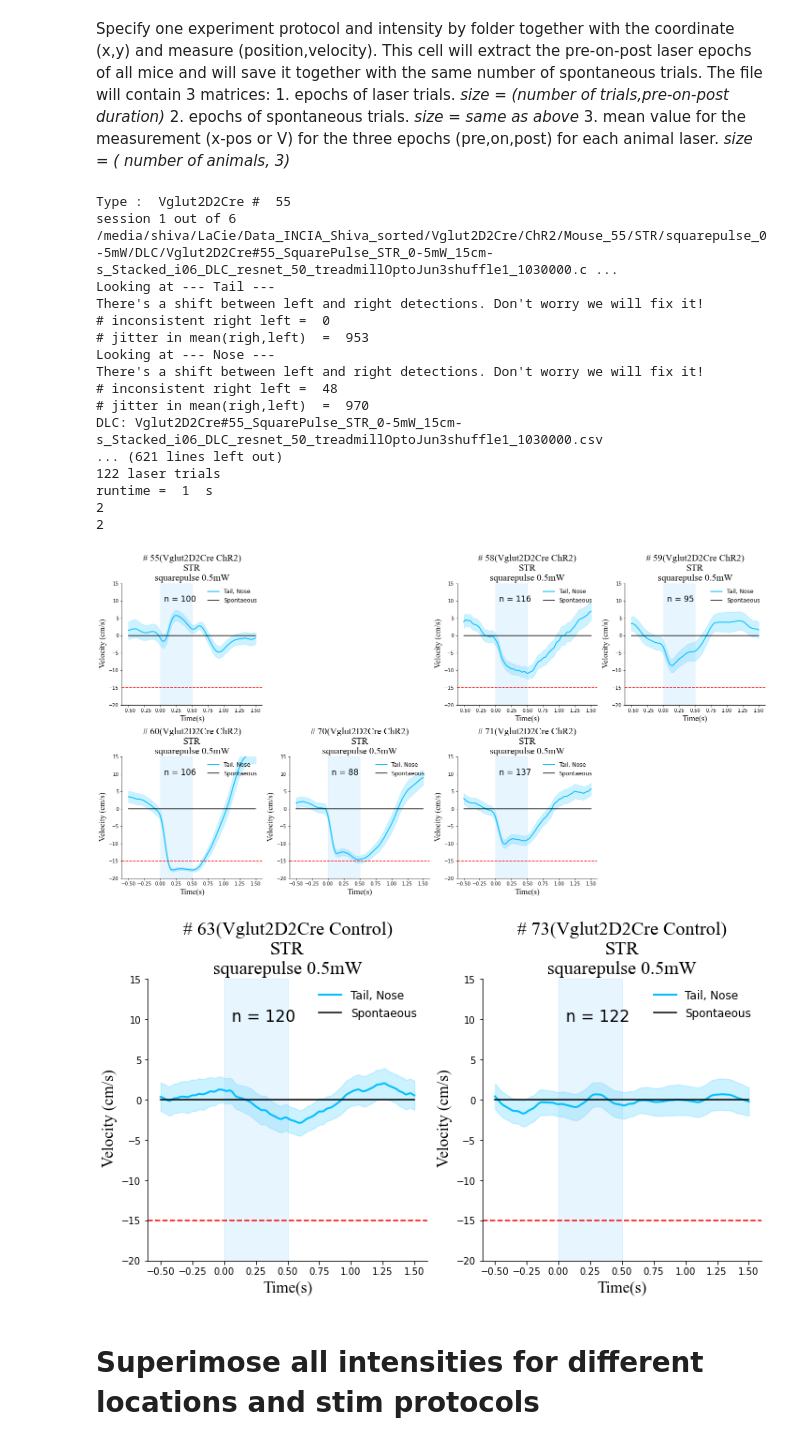
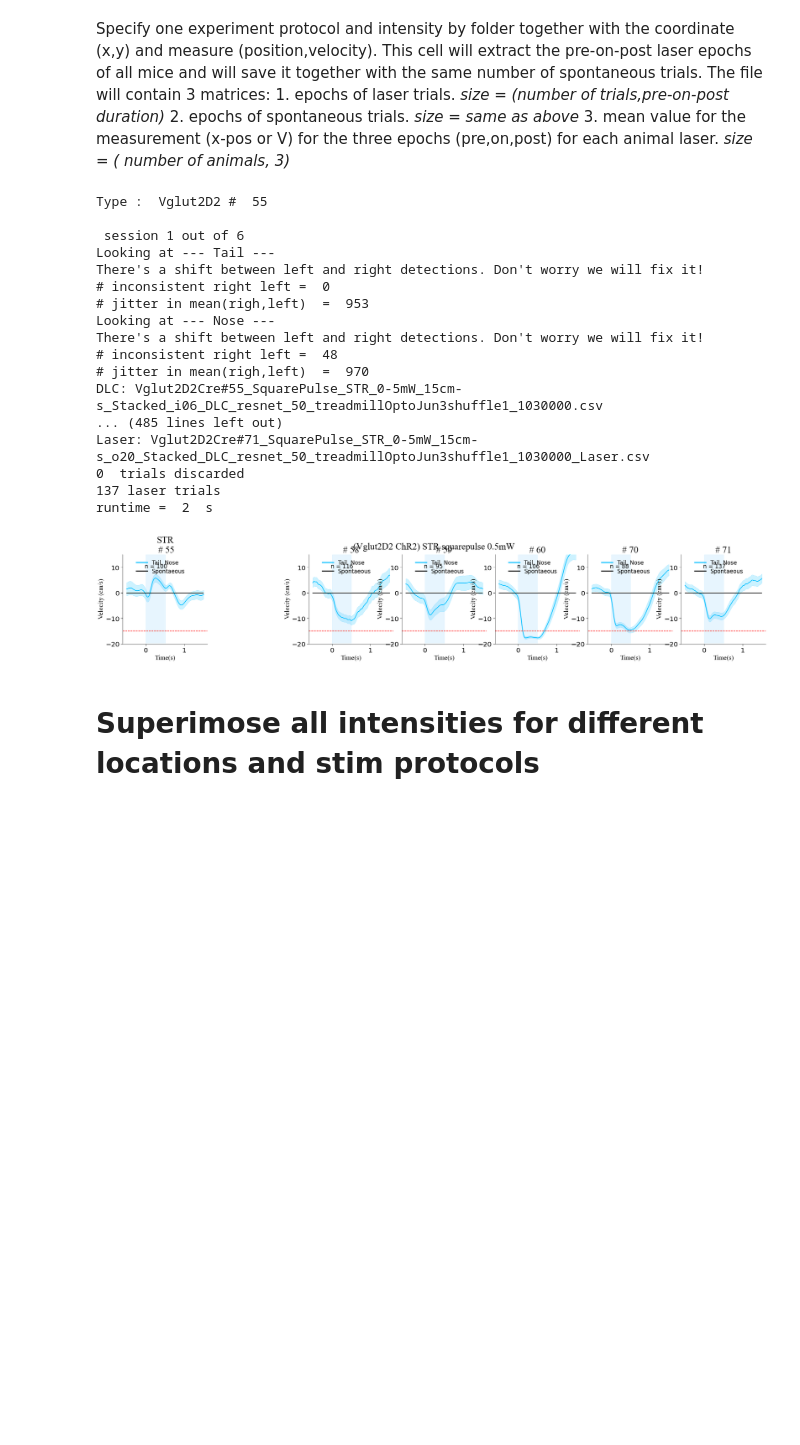
Before and after one commit to Shiva-A-Lindi/Behavioral-Analysis, a Jupyter notebook: Locomotion/Behavior_analysis_mouse_locomotion.ipynb, the cells around one changed output. Cells and saved outputs as stored; diff of their text form; code cells hidden in the pictures; blank space fills up the shorter version.

Commit message:
different intensities superimposed. need to unify the DLC and laser files for all experiments

```diff
--- a/Locomotion/Behavior_analysis_mouse_locomotion.ipynb
+++ b/Locomotion/Behavior_analysis_mouse_locomotion.ipynb
@@ -65,11 +65,15 @@ window_pos = 10 # moving average window for position smoothing
 window_veloc = 5 # moving average window for velocity smoothing
 max_speed = 28 # (cm/s) the max speed of the mouse derived from recovety of FoxP2 form laser trial
 
-mouse_no_dict = {'D2' :   ([156, 165, 166, 195, 196, 198, 199],[172, 178]),
-                 'Vglut2':([116, 117, 118, 119, 164, 165, 166],[359, 360]), #first list ChR2 second Control
-                 'FoxP2': ([8, 9, 10, 11, 24, 27],[23, 26]),
-                 'Vglut2D2Cre':([55, 57, 58, 59, 60, 70, 71], [63, 73])}
-
+mouse_dict = {'D2' : {'ChR2': [156, 165, 166, 195, 196, 198, 199],
+                      'Control': [172, 178]},
+              'Vglut2': {'ChR2':[116, 117, 118, 119, 164, 165, 166],
+                         'Control':  [359, 360]},
+              'FoxP2': {'ChR2':[8, 9, 10, 11, 24, 27],
+                        'Control': [23, 26]},
+              'Vglut2D2': {'ChR2': [55, 57, 58, 59, 60, 70, 71],
+                           'Control':[63, 73]}
+             }
 
 pre_direct = '/home/shiva/Desktop/Shiva_Behavior/' # ubuntu directory
 pre_direct = '/media/shiva/LaCie/Data_INCIA_Shiva_sorted' # ubuntu directory
@@ -132,10 +136,10 @@ study_param_dict = {
                     'plot_param': 'velocity'
                     }
 opto_par_list=['ChR2','Control']
-# opto_par_list=['ChR2']
+opto_par_list=['ChR2']
 
-mouse_t_list = list( mouse_no_dict.keys()) # mouse lines are the keys of the mouse dict
-mouse_t_list = ['Vglut2D2Cre']
+mouse_t_list = list( mouse_dict.keys()) # mouse lines are the keys of the mouse dict
+mouse_t_list = ['Vglut2D2']
 ylim = [-20,15]
 # stim_type = 'Square_1_mW'
 #stim_type = 'GP_15_mW'
@@ -157,44 +161,43 @@ stim_loc = 'STR'
 
 for mouse_type in mouse_t_list:
 
     for opto_par in opto_par_list:
 
         run_one_intensity_save_data(pre_direct,
                                     scale_pix_to_cm,
                                     mouse_type,
-                                    mouse_no_dict[mouse_type],
+                                    mouse_dict[mouse_type],
                                     stim_loc,
                                     stim_type,
                                     opto_par,
                                     treadmil_velocity,
                                     ylim,
                                     spont_trial_dict,
                                     misdetection_dict,
                                     intervals_dict,
                                     t_window_dict,
                                     accep_interval_range,
                                     study_param_dict,
                                     **spont_trial_dict)
 # %% [output]
-Type :  Vglut2D2Cre #  55
-session 1 out of 6
-/media/shiva/LaCie/Data_INCIA_Shiva_sorted/Vglut2D2Cre/ChR2/Mouse_55/STR/squarepulse_0-5mW/DLC/Vglut2D2Cre#55_SquarePulse_STR_0-5mW_15cm-s_Stacked_i06_DLC_resnet_50_treadmillOptoJun3shuffle1_1030000.c ...
+Type :  Vglut2D2 #  55
+
+ session 1 out of 6
 Looking at --- Tail ---
 There's a shift between left and right detections. Don't worry we will fix it!
 # inconsistent right left =  0
 # jitter in mean(righ,left)  =  953
 Looking at --- Nose ---
 There's a shift between left and right detections. Don't worry we will fix it!
 # inconsistent right left =  48
 # jitter in mean(righ,left)  =  970
 DLC: Vglut2D2Cre#55_SquarePulse_STR_0-5mW_15cm-s_Stacked_i06_DLC_resnet_50_treadmillOptoJun3shuffle1_1030000.csv
-... (621 lines left out)
-122 laser trials
-runtime =  1  s
-2
-2
+... (485 lines left out)
+Laser: Vglut2D2Cre#71_SquarePulse_STR_0-5mW_15cm-s_o20_Stacked_DLC_resnet_50_treadmillOptoJun3shuffle1_1030000_Laser.csv
+0  trials discarded
+137 laser trials
+runtime =  2  s
-[figure, old version]
+[figure, new version]
-[figure, removed]
 # %% [markdown]
 # Superimose all intensities for different locations and stim protocols
 # %%
```
Also changed, not shown: parts of 1 cell of this notebook, 1 other file.
